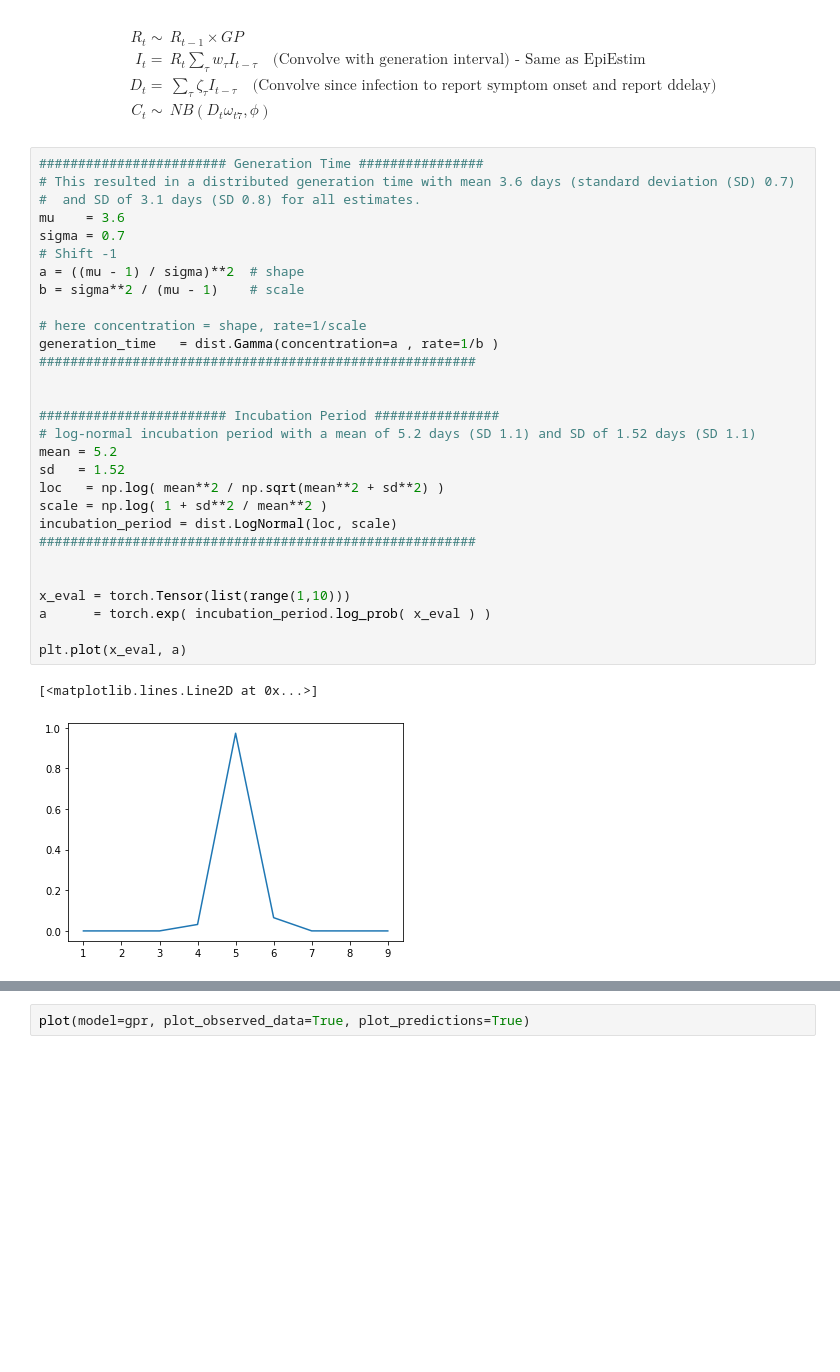
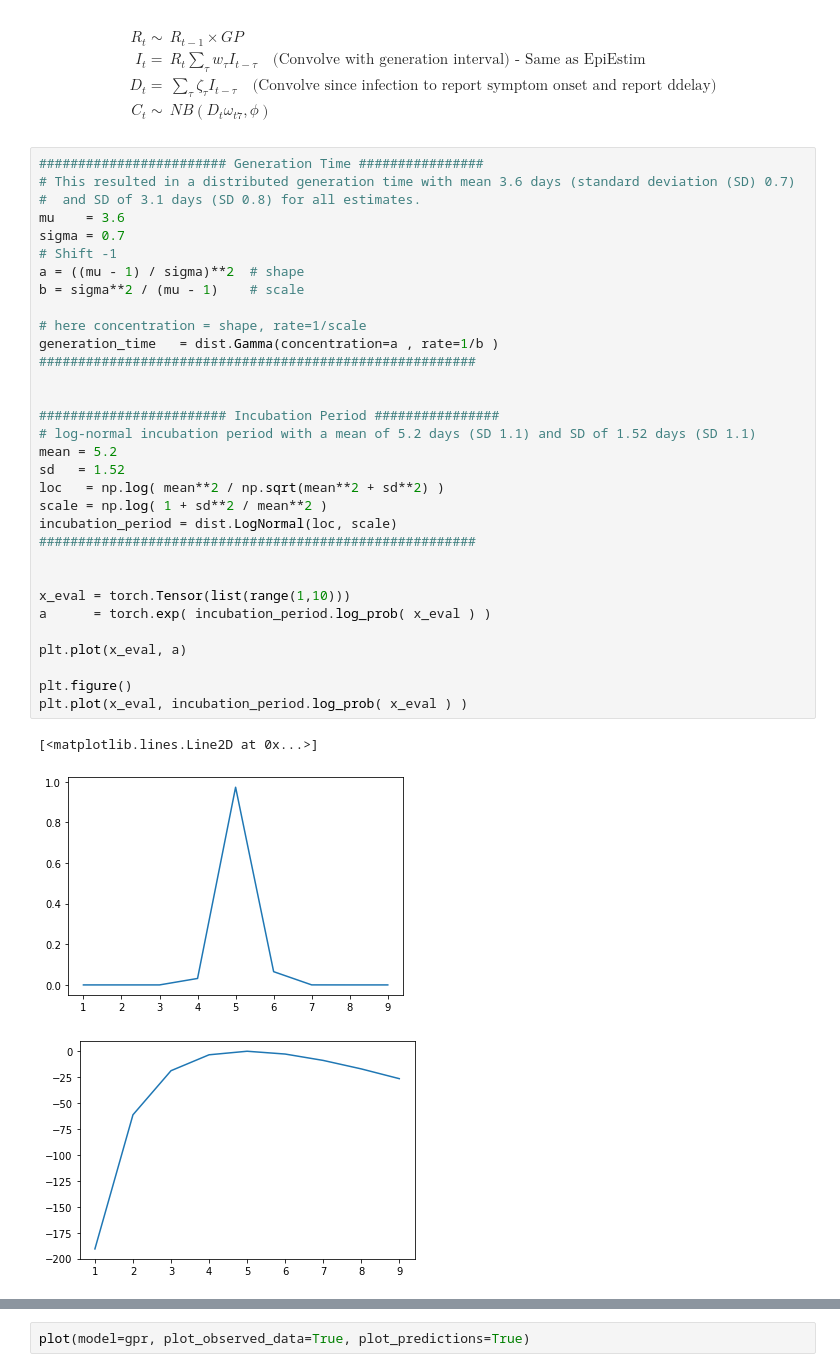
Before and after one commit to biomac-lab/covid19_forecast, a Jupyter notebook: prototypes/Rt_GaussianProcsess.ipynb, the cells around one changed output, grey strips where cells are left out. Drawn from its saved outputs; the diff is of its cells as text; blank space fills up the shorter version.

```diff
--- a/prototypes/Rt_GaussianProcsess.ipynb
+++ b/prototypes/Rt_GaussianProcsess.ipynb
@@ -305,33 +305,37 @@ Text(0.5, 1.0, 'Incubation period ~ LogNormal')
 # This resulted in a distributed generation time with mean 3.6 days (standard deviation (SD) 0.7)
 #  and SD of 3.1 days (SD 0.8) for all estimates.
 mu    = 3.6
 sigma = 0.7
 # Shift -1
 a = ((mu - 1) / sigma)**2  # shape
 b = sigma**2 / (mu - 1)    # scale
 
 # here concentration = shape, rate=1/scale
 generation_time   = dist.Gamma(concentration=a , rate=1/b )
 ########################################################
 
 
 ######################## Incubation Period ################
 # log-normal incubation period with a mean of 5.2 days (SD 1.1) and SD of 1.52 days (SD 1.1)
 mean = 5.2
 sd   = 1.52
 loc   = np.log( mean**2 / np.sqrt(mean**2 + sd**2) )
 scale = np.log( 1 + sd**2 / mean**2 )
 incubation_period = dist.LogNormal(loc, scale)
 ########################################################
 
 
 x_eval = torch.Tensor(list(range(1,10)))
 a      = torch.exp( incubation_period.log_prob( x_eval ) )
 
 plt.plot(x_eval, a)
+
+plt.figure()
+plt.plot(x_eval, incubation_period.log_prob( x_eval ) )
 # %% [output]
 [<matplotlib.lines.Line2D at 0x...>]
 [figure]
+[figure, added]
 # %%
 from pyro.infer import MCMC, NUTS
 
```
Also changed, not shown: parts of 5 cells of this notebook.
